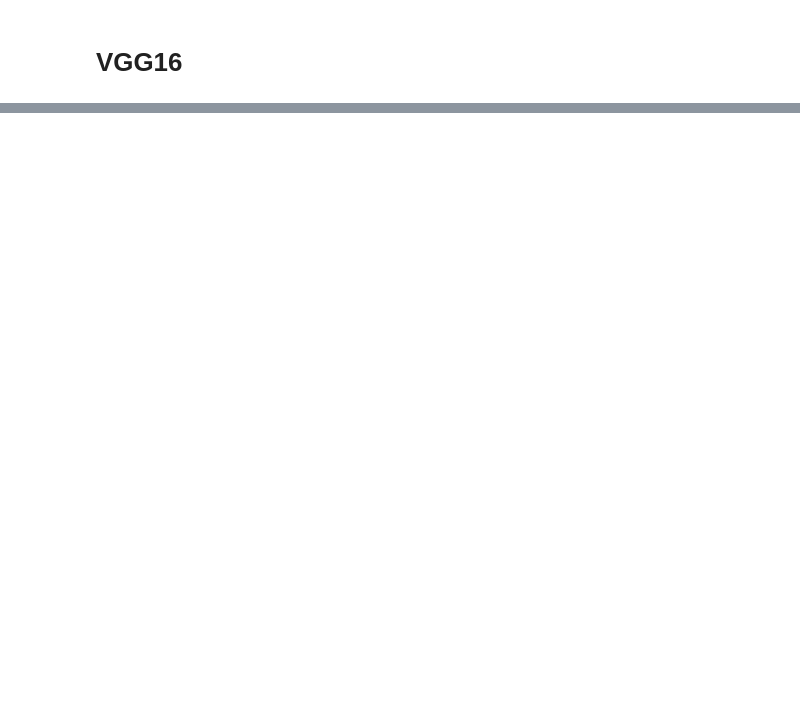
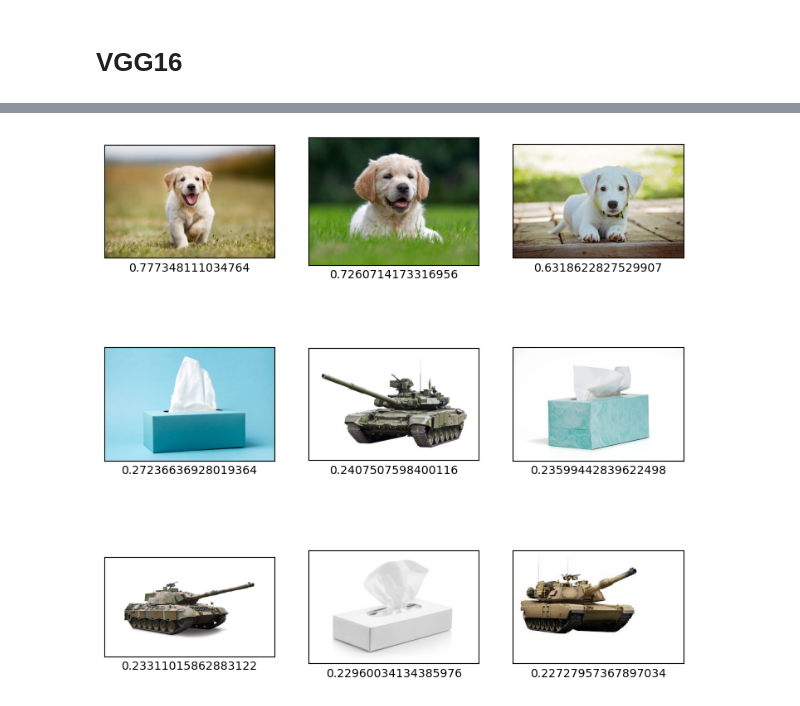
Before and after one commit to sanathaDhipha/Intern-Content-Base-Image-Retrieval-in-Odoo-17, a Jupyter notebook: feature_learning.ipynb, the cells around one changed output, grey strips where cells are left out. Drawn from its saved outputs; the diff is of its cells as text; code cells hidden in the pictures; blank space fills up the shorter version.

```diff
--- a/feature_learning.ipynb
+++ b/feature_learning.ipynb
@@ -93,0 +108,2 @@ search_image(INPUT_PATH, vgg16, features_data, name_data, DATA_PATH)
+# %%
+SAVED_FEATURES_PATH='saved_features_RESNET50'
@@ -93,0 +119,2 @@ search_image(INPUT_PATH, vgg16, features_data, name_data, DATA_PATH)
+# %%
+resnet50=RESNET50.RESNET50()
@@ -93,0 +134,7 @@ search_image(INPUT_PATH, vgg16, features_data, name_data, DATA_PATH)
+# %%
+resnet50_features_data, resnet50_name_data=load_features(SAVED_FEATURES_PATH)
+# %%
+# INPUT_PATH="./360_F_70710568_a7pD2LlcjvDaFYQSQeqvVaSsDfEw2n2T.jpg"
+INPUT_PATH="./dog-5357794_1280.jpg"
+search_image(INPUT_PATH, resnet50, resnet50_features_data, resnet50_name_data, DATA_PATH)
+# %% [output]
@@ -93,0 +142 @@ search_image(INPUT_PATH, vgg16, features_data, name_data, DATA_PATH)
+[figure, added]
```
Also changed, not shown: parts of 13 cells of this notebook, 3 other files.
